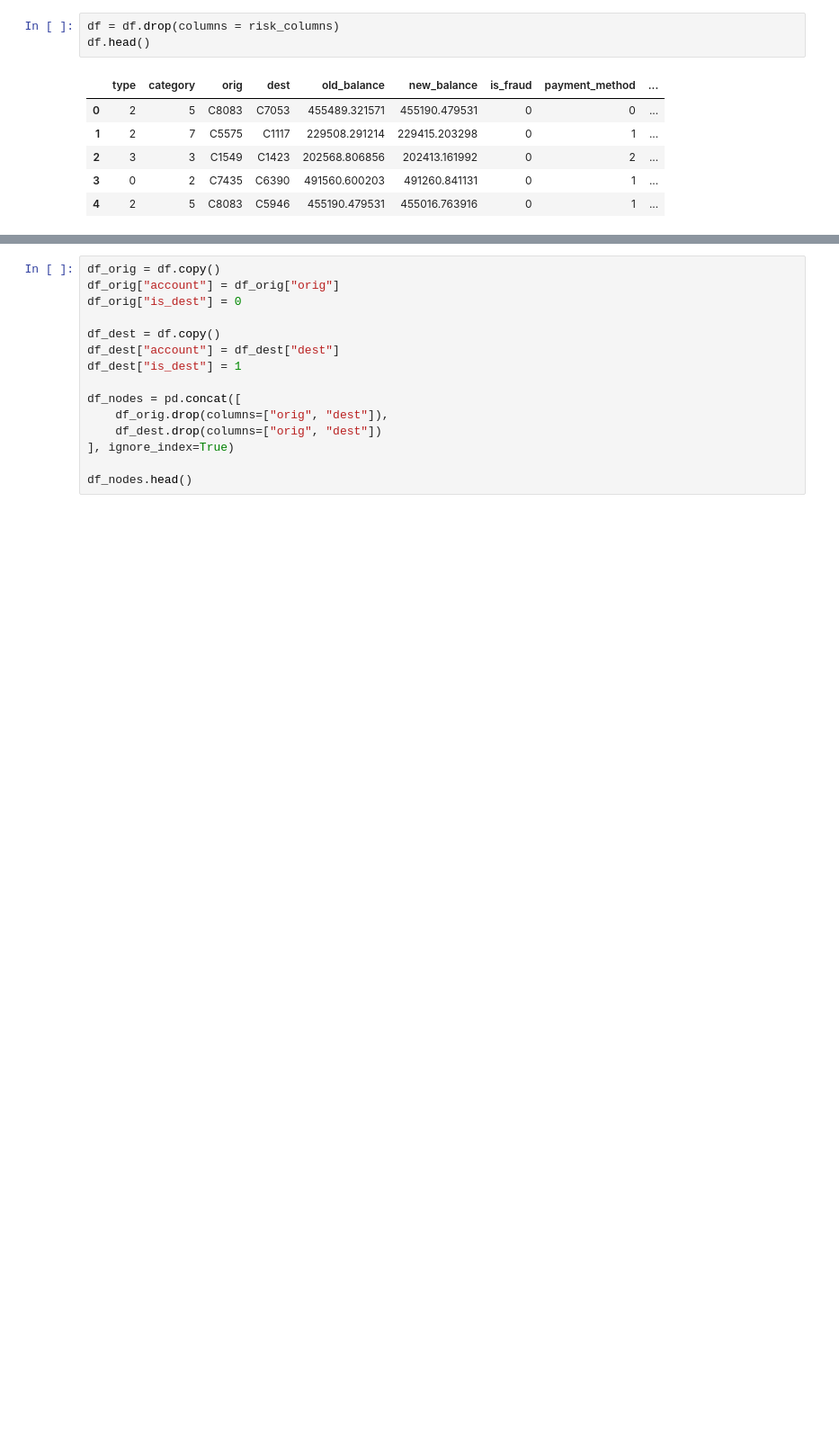
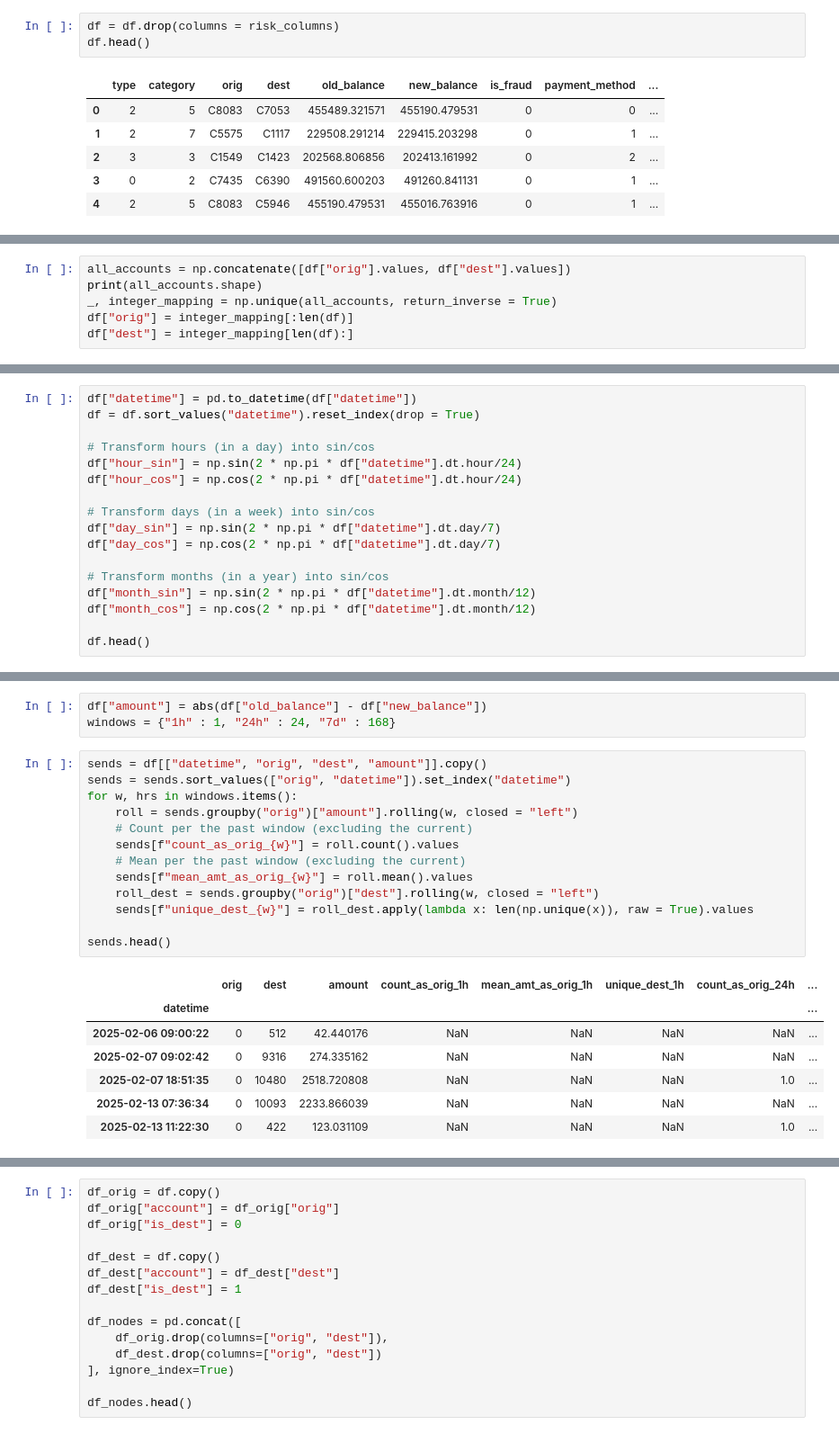
Before and after one commit to daansku/dsp-op, a Jupyter notebook: money laundering/data_analysis.ipynb, the cells around one changed output, grey strips where cells are left out. Shown at 90% size. Drawn from its saved outputs; the diff is of its cells as text; blank space fills up the shorter version.

```diff
--- a/money laundering/data_analysis.ipynb
+++ b/money laundering/data_analysis.ipynb
@@ -99,0 +124,6 @@ df.head()
+# %%
+all_accounts = np.concatenate([df["orig"].values, df["dest"].values])
+print(all_accounts.shape)
+_, integer_mapping = np.unique(all_accounts, return_inverse = True)
+df["orig"] = integer_mapping[:len(df)]
+df["dest"] = integer_mapping[len(df):]
@@ -99,0 +132,17 @@ df.head()
+# %%
+df["datetime"] = pd.to_datetime(df["datetime"])
+df = df.sort_values("datetime").reset_index(drop = True)
+
+# Transform hours (in a day) into sin/cos
+df["hour_sin"] = np.sin(2 * np.pi * df["datetime"].dt.hour/24)
+df["hour_cos"] = np.cos(2 * np.pi * df["datetime"].dt.hour/24)
+
+# Transform days (in a week) into sin/cos
+df["day_sin"] = np.sin(2 * np.pi * df["datetime"].dt.day/7)
+df["day_cos"] = np.cos(2 * np.pi * df["datetime"].dt.day/7)
+
+# Transform months (in a year) into sin/cos
+df["month_sin"] = np.sin(2 * np.pi * df["datetime"].dt.month/12)
+df["month_cos"] = np.cos(2 * np.pi * df["datetime"].dt.month/12)
+
+df.head()
@@ -99,0 +157,24 @@ df.head()
+# %%
+df["amount"] = abs(df["old_balance"] - df["new_balance"])
+windows = {"1h" : 1, "24h" : 24, "7d" : 168}
+# %%
+sends = df[["datetime", "orig", "dest", "amount"]].copy()
+sends = sends.sort_values(["orig", "datetime"]).set_index("datetime")
+for w, hrs in windows.items():
+    roll = sends.groupby("orig")["amount"].rolling(w, closed = "left")
+    # Count per the past window (excluding the current)
+    sends[f"count_as_orig_{w}"] = roll.count().values
+    # Mean per the past window (excluding the current)
+    sends[f"mean_amt_as_orig_{w}"] = roll.mean().values
+    roll_dest = sends.groupby("orig")["dest"].rolling(w, closed = "left")
+    sends[f"unique_dest_{w}"] = roll_dest.apply(lambda x: len(np.unique(x)), raw = True).values
+
+sends.head()
+# %% [output]
+|  | orig | dest | amount | count_as_orig_1h | mean_amt_as_orig_1h | unique_dest_1h | count_as_orig_24h | ... |
+| datetime |  |  |  |  |  |  |  | ... |
+| 2025-02-06 09:00:22 | 0 | 512 | 42.440176 | NaN | NaN | NaN | NaN | ... |
+| 2025-02-07 09:02:42 | 0 | 9316 | 274.335162 | NaN | NaN | NaN | NaN | ... |
+| 2025-02-07 18:51:35 | 0 | 10480 | 2518.720808 | NaN | NaN | NaN | 1.0 | ... |
+| 2025-02-13 07:36:34 | 0 | 10093 | 2233.866039 | NaN | NaN | NaN | NaN | ... |
+| 2025-02-13 11:22:30 | 0 | 422 | 123.031109 | NaN | NaN | NaN | 1.0 | ... |
```
Also changed, not shown: parts of 20 cells of this notebook, 1 other file.
